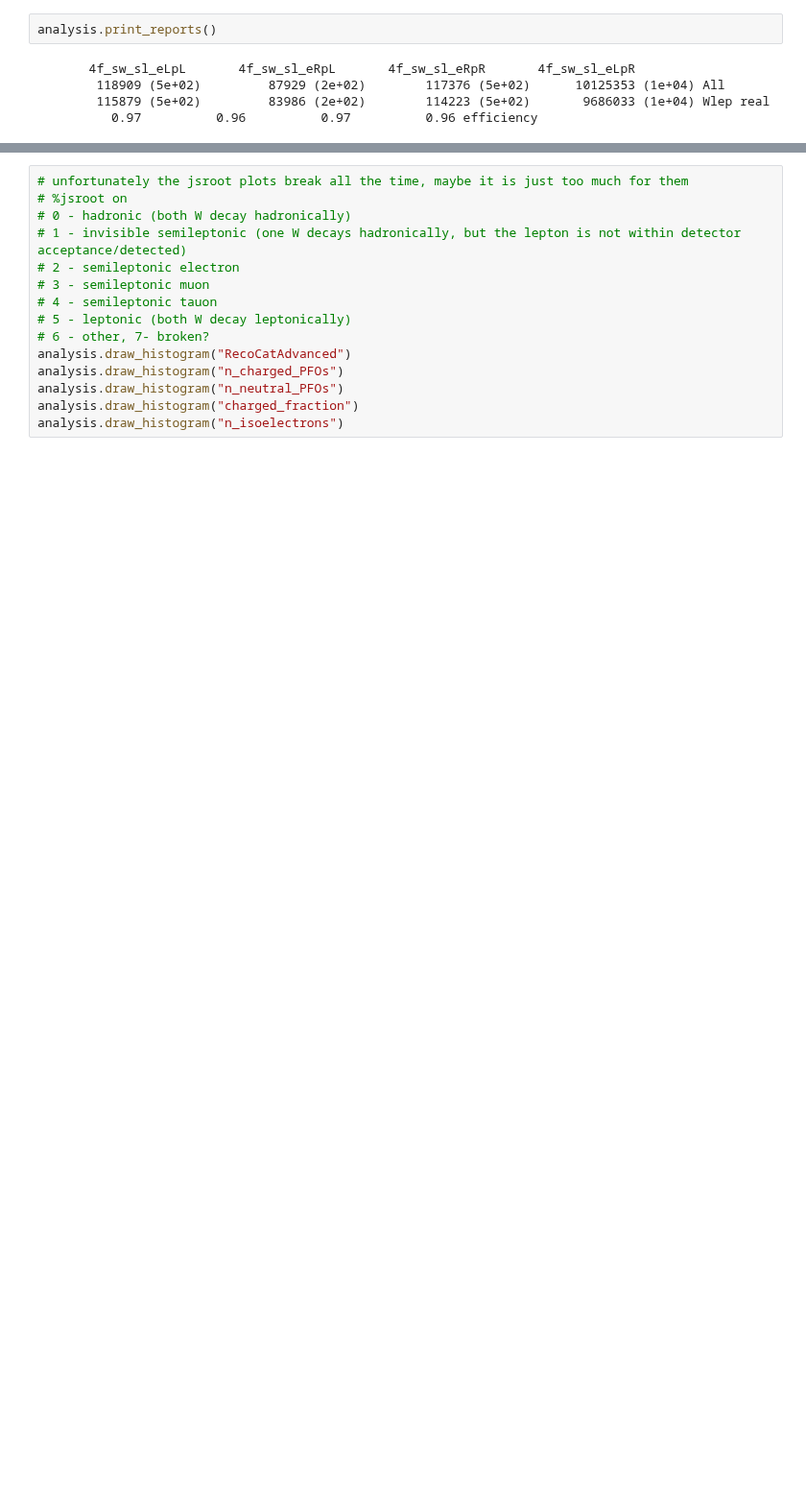
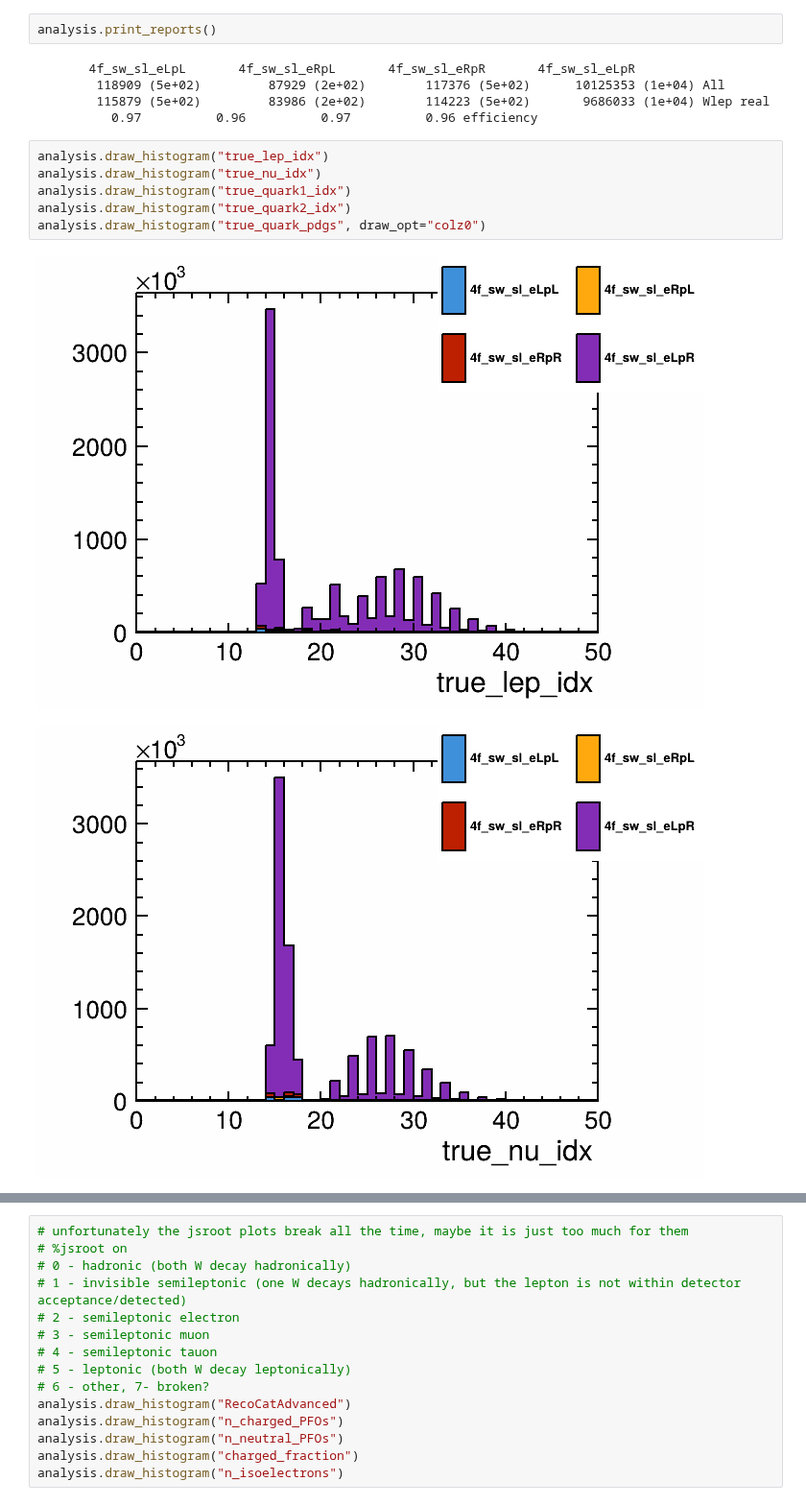
Before and after one commit to Zehvogel/enuW, a Jupyter notebook: miniDST-stage2-signal-only.ipynb, the cells around one changed output, grey strips where cells are left out. Shown at 96% size. Cells and saved outputs as stored; diff of their text form; blank space fills up the shorter version.

```diff
--- a/miniDST-stage2-signal-only.ipynb
+++ b/miniDST-stage2-signal-only.ipynb
@@ -144,3 +147,12 @@ analysis.print_reports()
         118909 (5e+02)         87929 (2e+02)        117376 (5e+02)      10125353 (1e+04) All
         115879 (5e+02)         83986 (2e+02)        114223 (5e+02)       9686033 (1e+04) Wlep real
           0.97          0.96          0.97          0.96 efficiency
+# %%
+analysis.draw_histogram("true_lep_idx")
+analysis.draw_histogram("true_nu_idx")
+analysis.draw_histogram("true_quark1_idx")
+analysis.draw_histogram("true_quark2_idx")
+analysis.draw_histogram("true_quark_pdgs", draw_opt="colz0")
+# %% [output]
+[figure, added]
+[figure, added]
```
Also changed, not shown: parts of 12 cells of this notebook, 3 other files.
